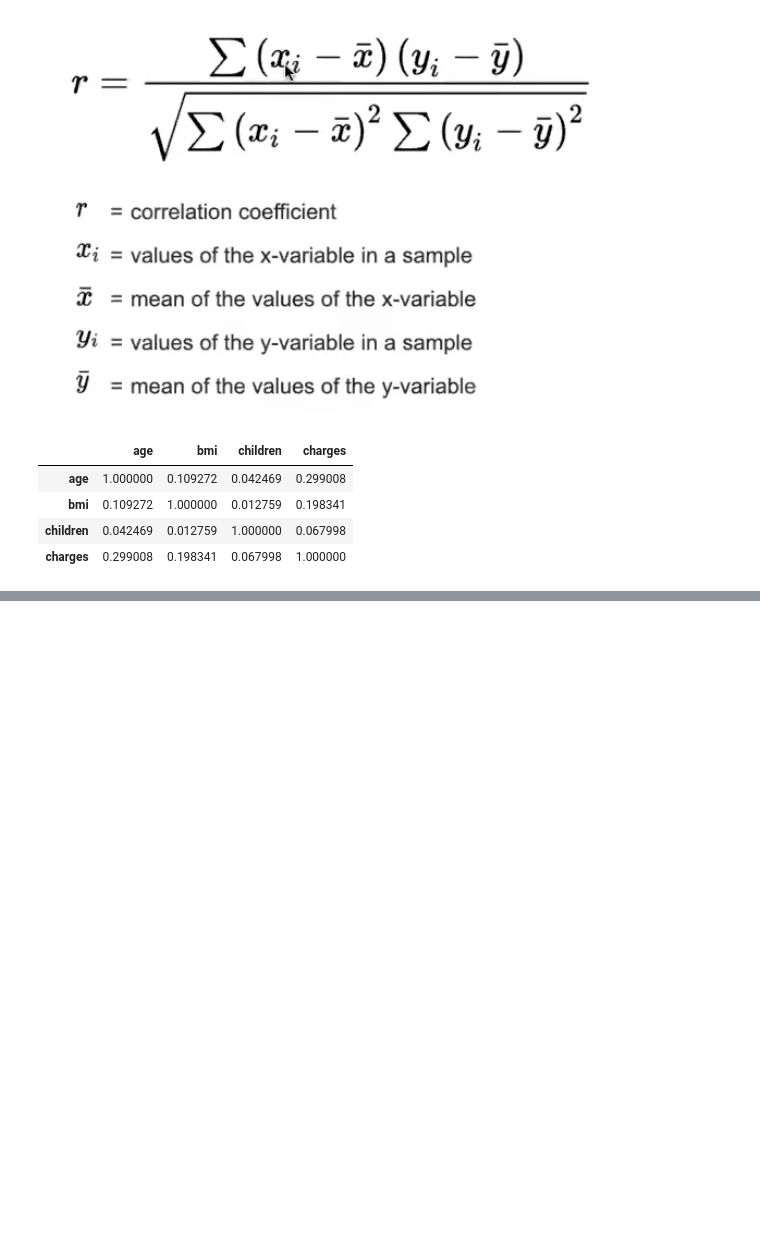
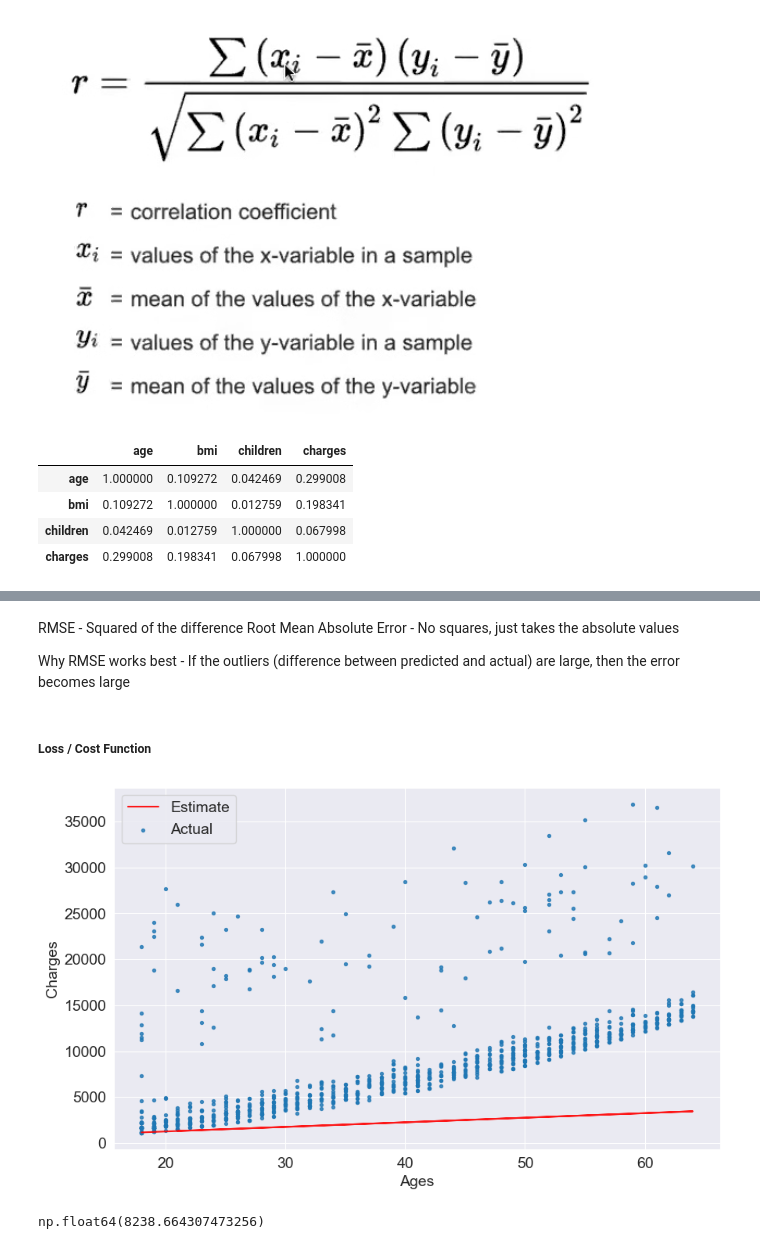
Before and after one commit to underprashure/data-science-practice, a Jupyter notebook: ml-linear-regression.ipynb, the cells around one changed output, grey strips where cells are left out. Drawn from its saved outputs; the diff is of its cells as text; code cells hidden in the pictures; blank space fills up the shorter version.

```diff
--- a/ml-linear-regression.ipynb
+++ b/ml-linear-regression.ipynb
@@ -251,0 +336,7 @@ df_medical[["age","bmi","children","charges"]].corr()
+# %% [markdown]
+RMSE - Squared of the difference
+Root Mean Absolute Error - No squares, just takes the absolute values
+
+Why RMSE works best - If the outliers (difference between predicted and actual) are large, then the error becomes large
+# %% [markdown]
+##### Loss / Cost Function
@@ -251,0 +348,13 @@ df_medical[["age","bmi","children","charges"]].corr()
+# %%
+try_charges(50, 250)
+# %% [output]
+[figure, added]
+# %%
+target = non_smoker_df['charges']
+predicted = estimate_charges(non_smoker_df['age'], w, b)
+
+rmse(target, predicted)
+
+# 8238.66 is called loss because it's the information loss produced by the model, if the range of values are between 2k and 15k (for non smokers, largely), then predictions on average being off by 8.2k is really bad. Lower the loss, better the model
+# %% [output]
+np.float64(8238.664307473256)
```
Also changed, not shown: parts of 60 cells of this notebook.
